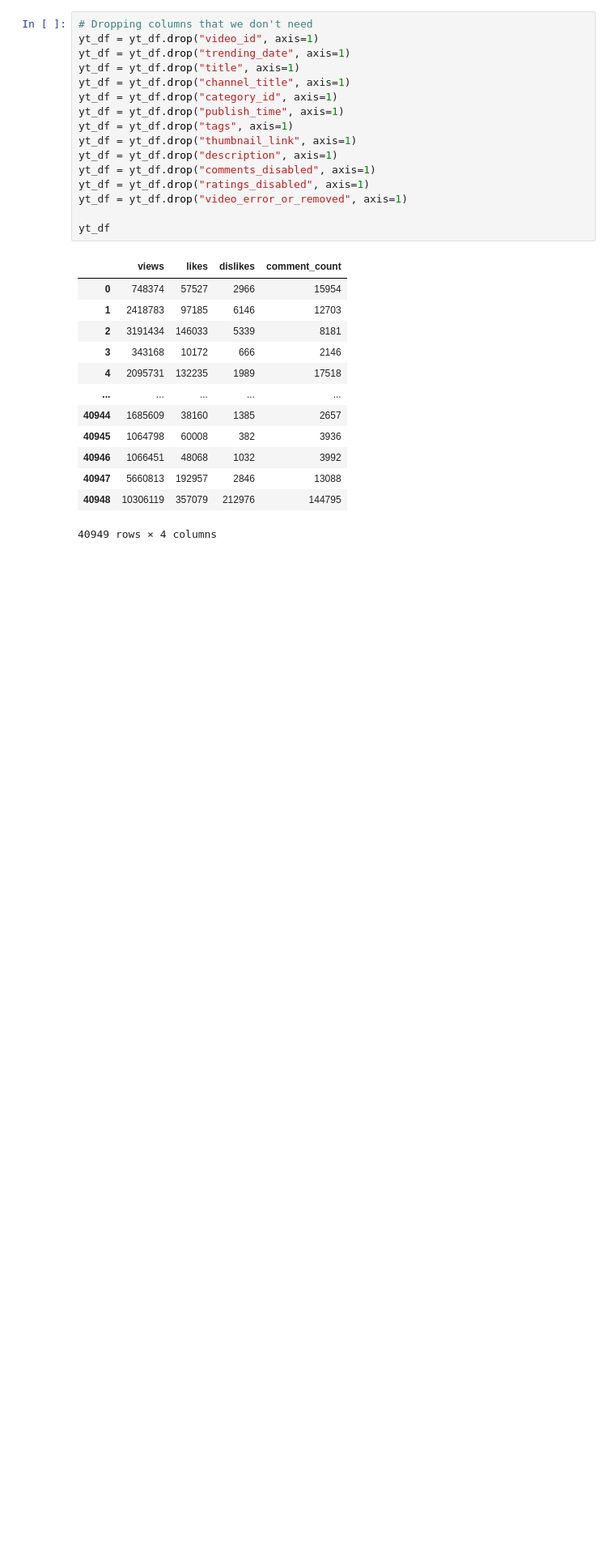
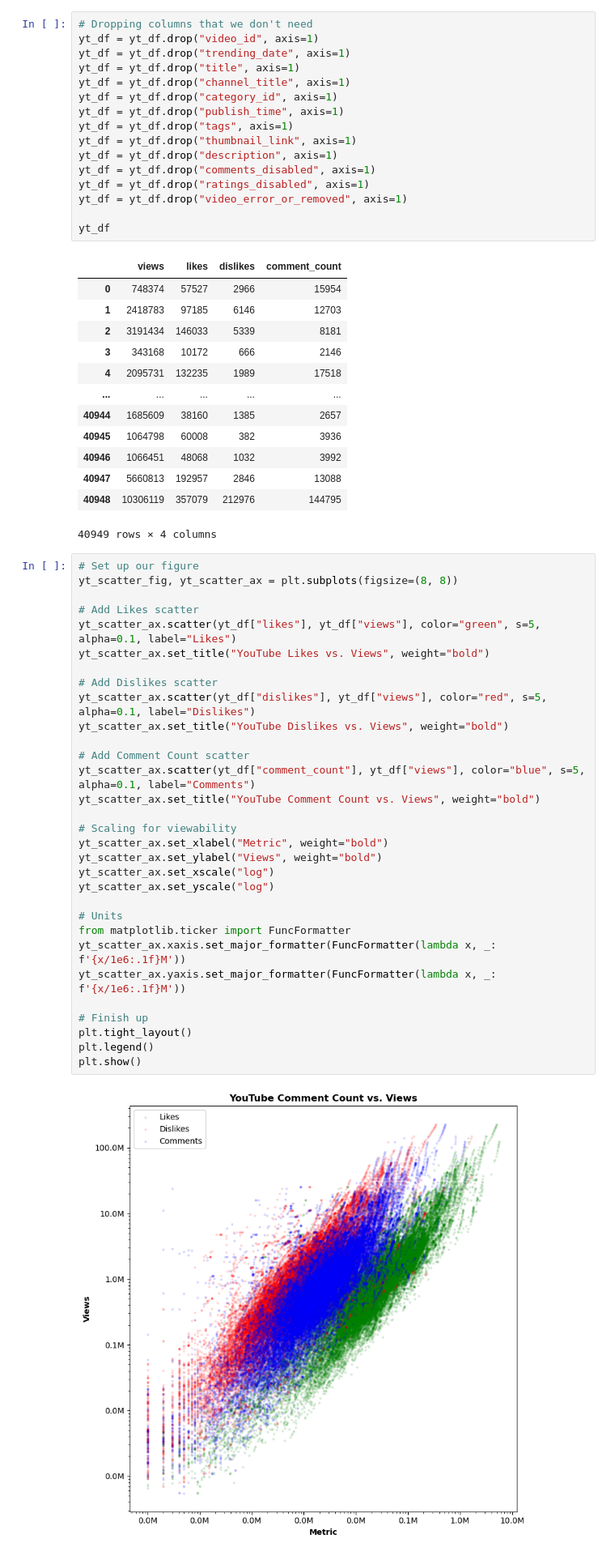
Before and after one commit to TLuter-252/Pandas_EDA_Youtube, a Jupyter notebook: jaysnotebook.ipynb, the cells around one changed output. Shown: that part at 81% size. Saved outputs shown, nothing was run; the diff lists cells and outputs as text; blank space fills up the shorter version.

Commit message:
Updated notebook with scatter

```diff
--- a/jaysnotebook.ipynb
+++ b/jaysnotebook.ipynb
@@ -64,3 +64,36 @@ yt_df
 | 40947 | 5660813 | 192957 | 2846 | 13088 |
 | 40948 | 10306119 | 357079 | 212976 | 144795 |
 40949 rows × 4 columns
+# %%
+# Set up our figure
+yt_scatter_fig, yt_scatter_ax = plt.subplots(figsize=(8, 8))
+
+# Add Likes scatter
+yt_scatter_ax.scatter(yt_df["likes"], yt_df["views"], color="green", s=5, alpha=0.1, label="Likes")
+yt_scatter_ax.set_title("YouTube Likes vs. Views", weight="bold")
+
+# Add Dislikes scatter
+yt_scatter_ax.scatter(yt_df["dislikes"], yt_df["views"], color="red", s=5, alpha=0.1, label="Dislikes")
+yt_scatter_ax.set_title("YouTube Dislikes vs. Views", weight="bold")
+
+# Add Comment Count scatter
+yt_scatter_ax.scatter(yt_df["comment_count"], yt_df["views"], color="blue", s=5, alpha=0.1, label="Comments")
+yt_scatter_ax.set_title("YouTube Comment Count vs. Views", weight="bold")
+
+# Scaling for viewability
+yt_scatter_ax.set_xlabel("Metric", weight="bold")
+yt_scatter_ax.set_ylabel("Views", weight="bold")
+yt_scatter_ax.set_xscale("log")
+yt_scatter_ax.set_yscale("log")
+
+# Units
+from matplotlib.ticker import FuncFormatter
+yt_scatter_ax.xaxis.set_major_formatter(FuncFormatter(lambda x, _: f'{x/1e6:.1f}M'))
+yt_scatter_ax.yaxis.set_major_formatter(FuncFormatter(lambda x, _: f'{x/1e6:.1f}M'))
+
+# Finish up
+plt.tight_layout()
+plt.legend()
+plt.show()
+# %% [output]
+[figure, added]
```
